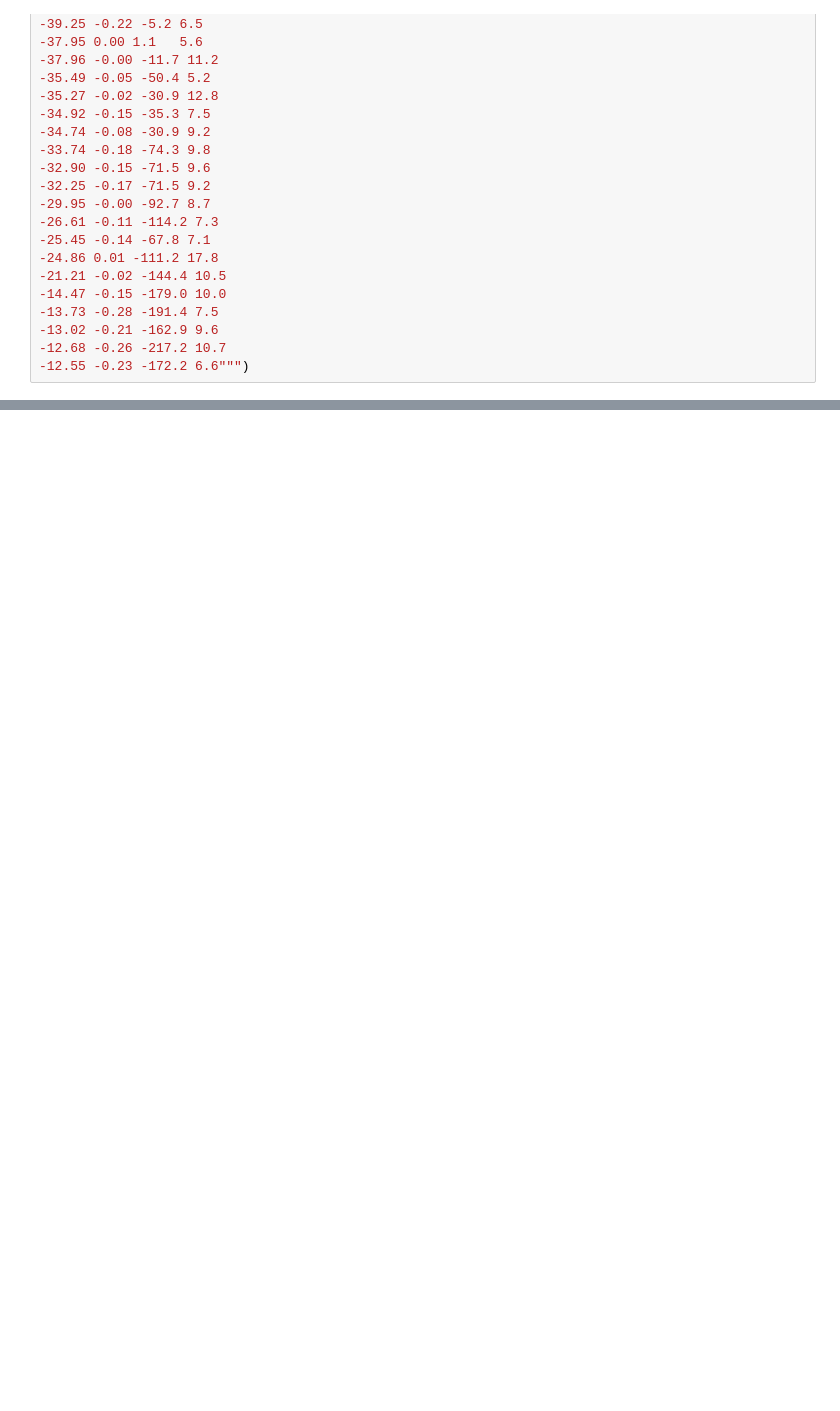
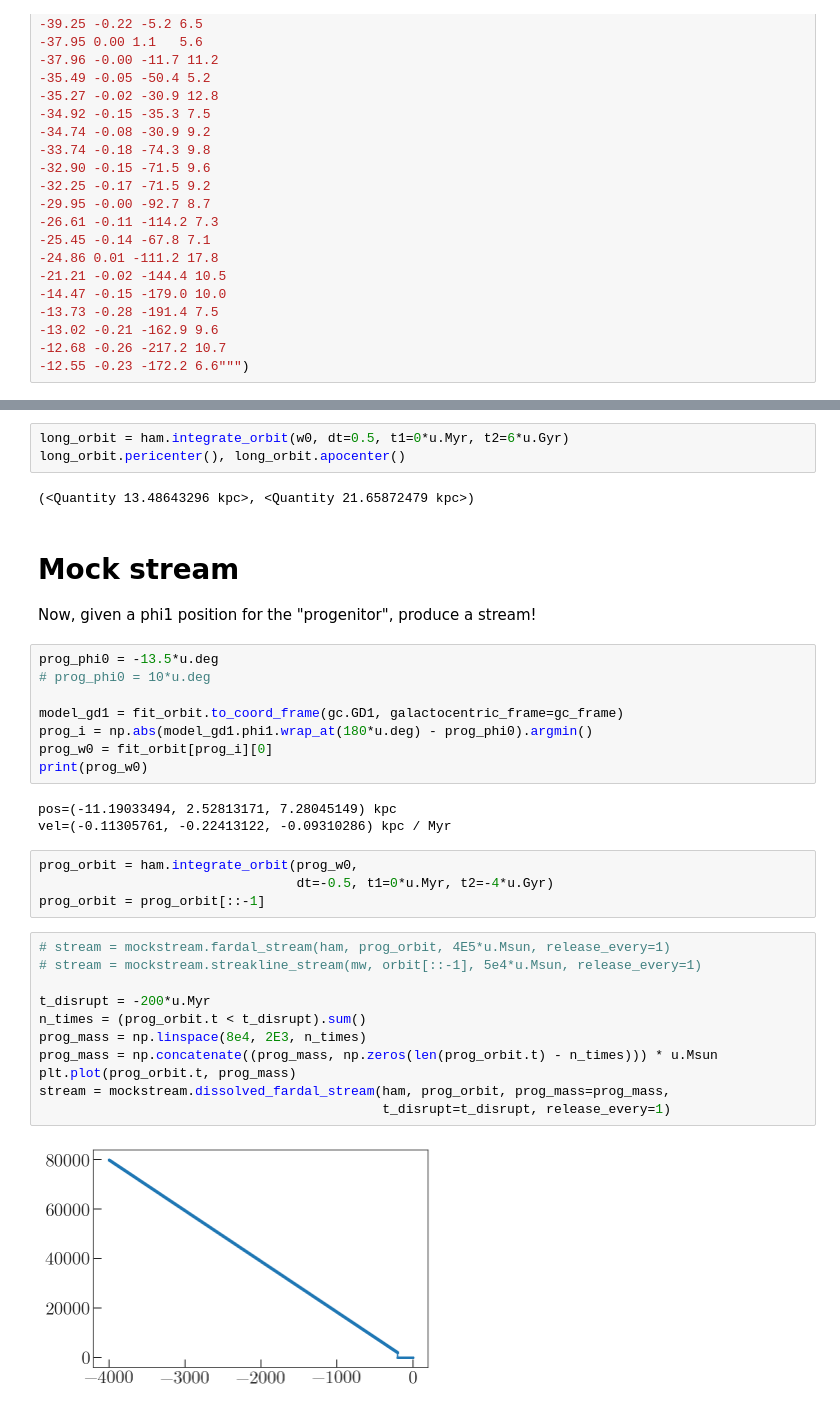
Before and after one commit to adrn/GD1-DR2, a Jupyter notebook: notebooks/GD1-orbit-fit.ipynb, the cells around one changed output, grey strips where cells are left out. Cells and saved outputs as stored; diff of their text form; blank space fills up the shorter version.

```diff
--- a/notebooks/GD1-orbit-fit.ipynb
+++ b/notebooks/GD1-orbit-fit.ipynb
@@ -265,0 +336,37 @@ axes[4].plot(model_x, model_gd1.radial_velocity.to(u.km/u.s).value, marker='')
+# %%
+long_orbit = ham.integrate_orbit(w0, dt=0.5, t1=0*u.Myr, t2=6*u.Gyr)
+long_orbit.pericenter(), long_orbit.apocenter()
+# %% [output]
+(<Quantity 13.48643296 kpc>, <Quantity 21.65872479 kpc>)
+# %% [markdown]
+# Mock stream
+
+Now, given a phi1 position for the "progenitor", produce a stream!
+# %%
+prog_phi0 = -13.5*u.deg
+# prog_phi0 = 10*u.deg
+
+model_gd1 = fit_orbit.to_coord_frame(gc.GD1, galactocentric_frame=gc_frame)
+prog_i = np.abs(model_gd1.phi1.wrap_at(180*u.deg) - prog_phi0).argmin()
+prog_w0 = fit_orbit[prog_i][0]
+print(prog_w0)
+# %% [output]
+pos=(-11.19033494, 2.52813171, 7.28045149) kpc
+vel=(-0.11305761, -0.22413122, -0.09310286) kpc / Myr
+# %%
+prog_orbit = ham.integrate_orbit(prog_w0,
+                                 dt=-0.5, t1=0*u.Myr, t2=-4*u.Gyr)
+prog_orbit = prog_orbit[::-1]
+# %%
+# stream = mockstream.fardal_stream(ham, prog_orbit, 4E5*u.Msun, release_every=1)
+# stream = mockstream.streakline_stream(mw, orbit[::-1], 5e4*u.Msun, release_every=1)
+
+t_disrupt = -200*u.Myr
+n_times = (prog_orbit.t < t_disrupt).sum()
+prog_mass = np.linspace(8e4, 2E3, n_times)
+prog_mass = np.concatenate((prog_mass, np.zeros(len(prog_orbit.t) - n_times))) * u.Msun
+plt.plot(prog_orbit.t, prog_mass)
+stream = mockstream.dissolved_fardal_stream(ham, prog_orbit, prog_mass=prog_mass,
+                                            t_disrupt=t_disrupt, release_every=1)
+# %% [output]
+[figure, added]
```
Also changed, not shown: parts of 20 cells of this notebook, 4 other files.
